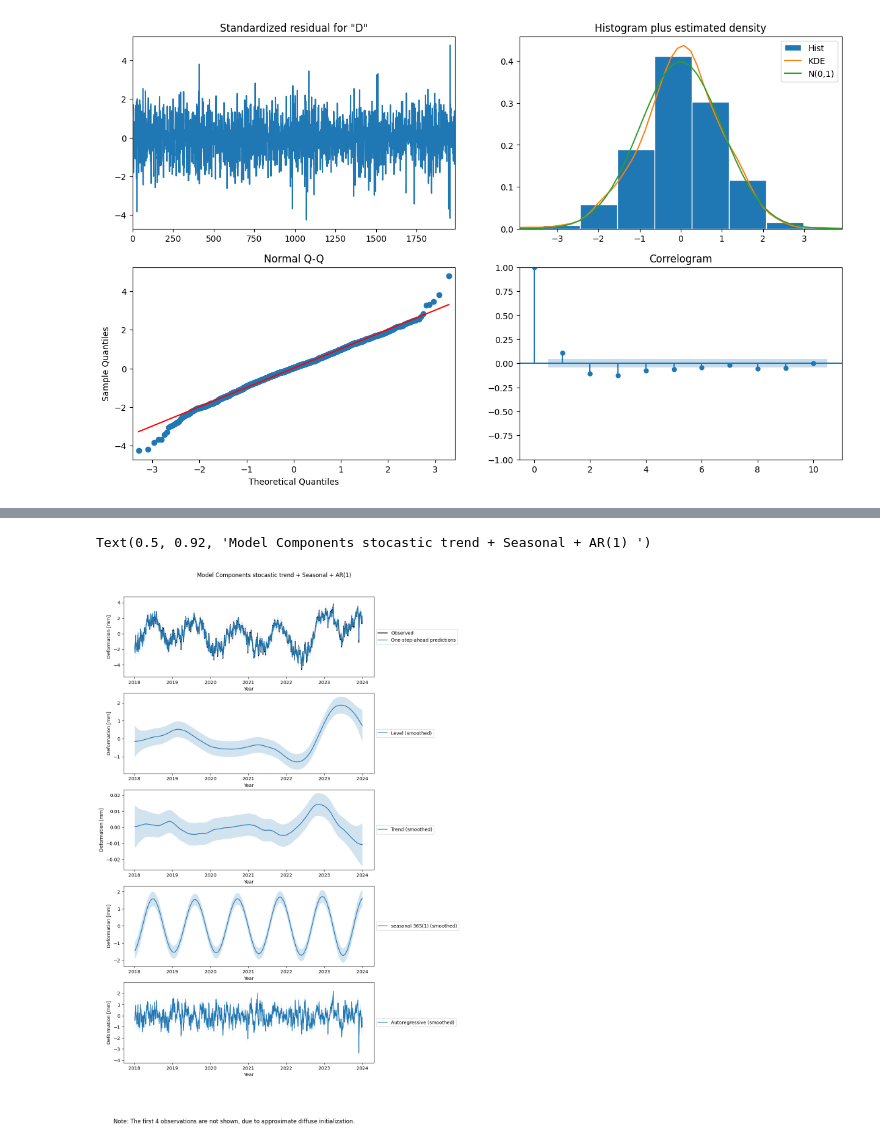
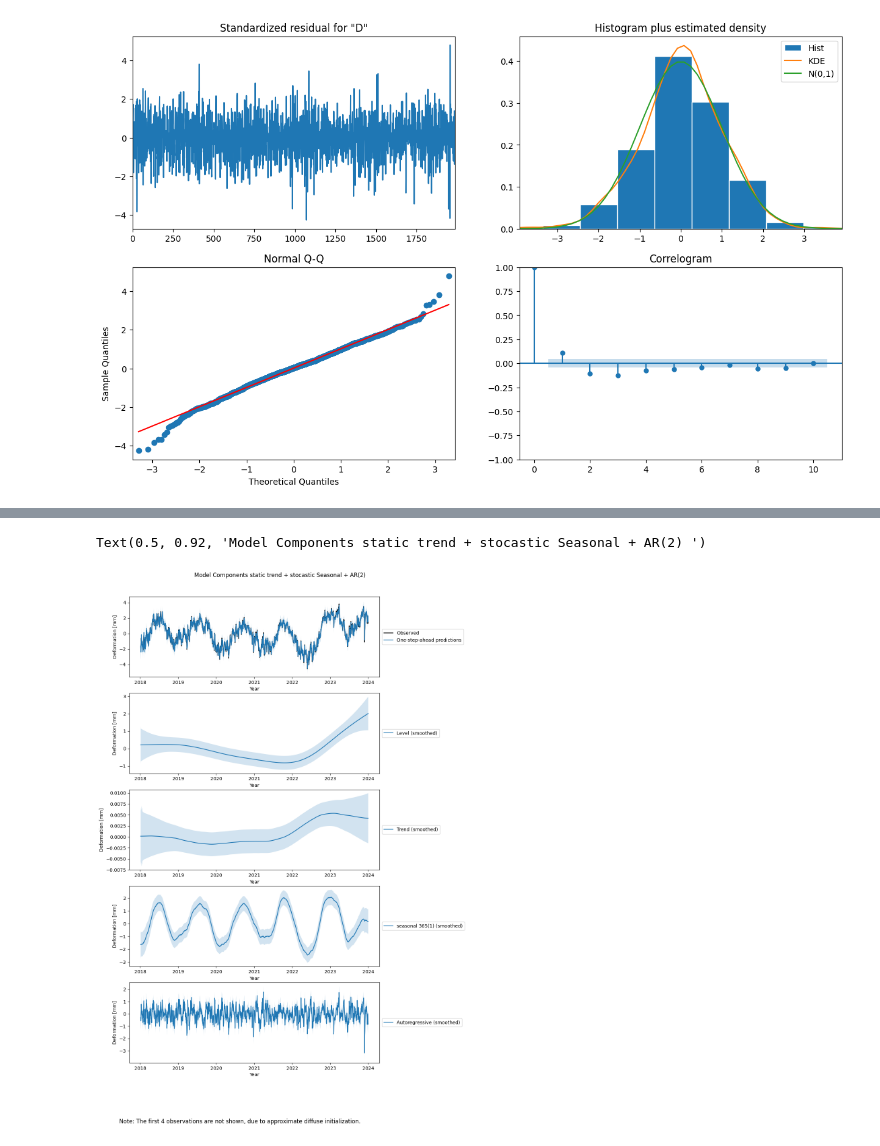
Before and after one commit to ICSlingerland/Groningen-Deformation-lab, a Jupyter notebook: stmread.ipynb, the cells around one changed output, grey strips where cells are left out. Drawn from its saved outputs; the diff is of its cells as text; code cells hidden in the pictures.

```diff
--- a/stmread.ipynb
+++ b/stmread.ipynb
@@ -323,4 +296,5 @@ Warnings:
 # %%
+alpha = 0.05
 fig = ssm_res.plot_components(figsize=(12, 18), alpha=alpha)
 for ax in fig.get_axes():
     box = ax.get_position()
@@ -402,4 +375,5 @@ Warnings:
 # %%
+alpha = 0.05
 fig = ssm_res.plot_components(figsize=(12, 18), alpha=alpha)
 for ax in fig.get_axes():
     box = ax.get_position()
@@ -526,7 +571,7 @@ frequencies = [{'period': 365, 'harmonics': 1}]
 
 model_settings = {
      'irregular': True,
-     'autoregressive': 1,
+     'autoregressive': 2,
      'level': True,
      'stochastic_level': False,
      'trend': True,
@@ -535,20 +580,15 @@ model_settings = {
      'stochastic_freq_seasonal': [True]
 }
 
-# ssm = state space model
+# State space model
 ssm = sm.tsa.UnobservedComponents(data['Deformations Up'], **model_settings)
 
-# print some information about the state space model
-print(ssm.param_names)
-print(ssm.state_names)
-
-# number of observations needed to estimate initial state
-n_obs_init = ssm.k_states - int(ssm._unused_state) - ssm.ar_order
-display(n_obs_init)
-
-# fit the state space model parameters and states
+# Fit the state space model parameters and states
+# First, fit without constraints to get initial parameter estimates
 ssm_res = ssm.fit(method='powell', disp=True)
 
 # Extract the fitted values
 fitted_values = ssm_res.fittedvalues
+
+ssm_res.summary()
 # %% [output]
@@ -587,20 +622,20 @@ Warnings:
 # %%
 
 # fig = ssm_res.plot_components(legend_loc='lower right', figsize=(9, 18));
 alpha = 0.05
 fig = ssm_res.plot_components(figsize=(12, 18), alpha=alpha)
 for ax in fig.get_axes():
     box = ax.get_position()
     ax.set_position([box.x0, box.y0, box.width * 0.8, box.height])
     ax.legend(loc="center left", bbox_to_anchor=(1, 0.5))
     ax.set(title=None)
 
     # Set x-axis labels to match the Year data
     ax.set_xticks(np.linspace(0, len(data['Year']) - 1, num=7))
     ax.set_xticklabels([str(int(year)) for year in np.linspace(2018.551677, 2024.013689, num=7).round(1)])
     ax.set_xlabel('Year')
     ax.set_ylabel('Deformation [mm]')
-fig.suptitle("Model Components stocastic trend + Seasonal + AR(1) ", y=0.92)
+fig.suptitle("Model Components static trend + stocastic Seasonal + AR(2) ", y=0.92)
 # %% [output]
-Text(0.5, 0.92, 'Model Components stocastic trend + Seasonal + AR(1) ')
+Text(0.5, 0.92, 'Model Components static trend + stocastic Seasonal + AR(2) ')
-[figure, old version]
+[figure, new version]
```
Also changed, not shown: parts of 83 cells of this notebook, 6 other files.
